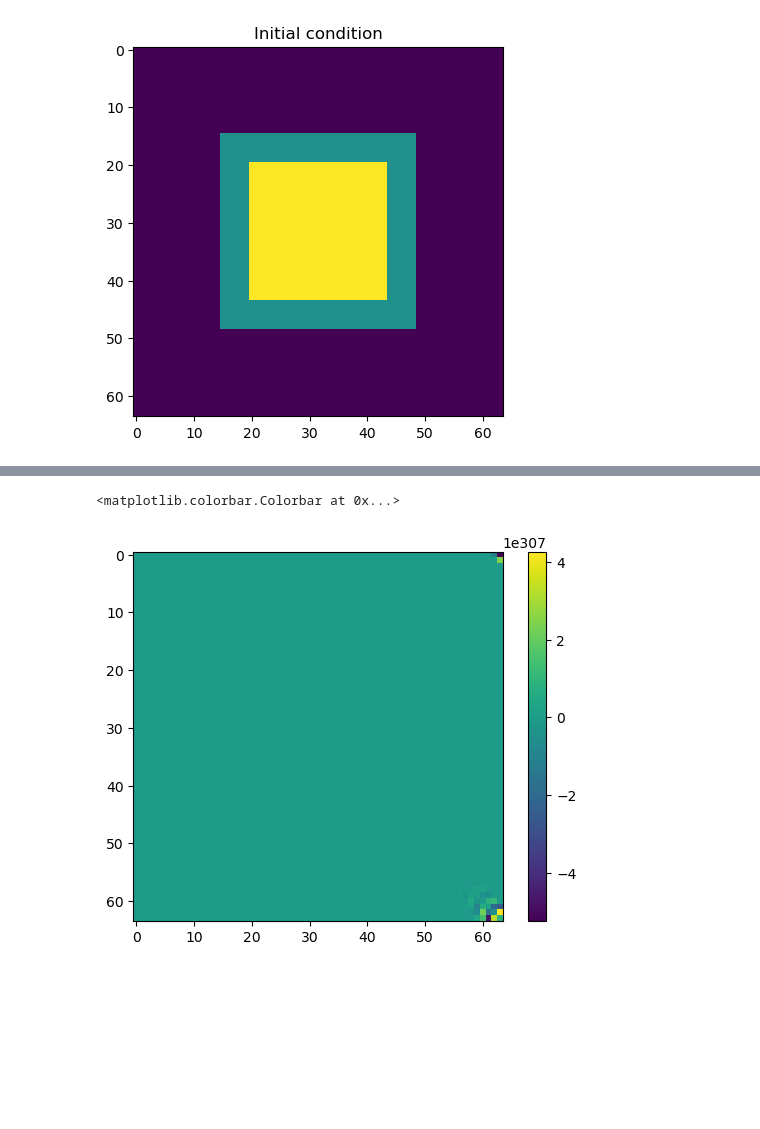
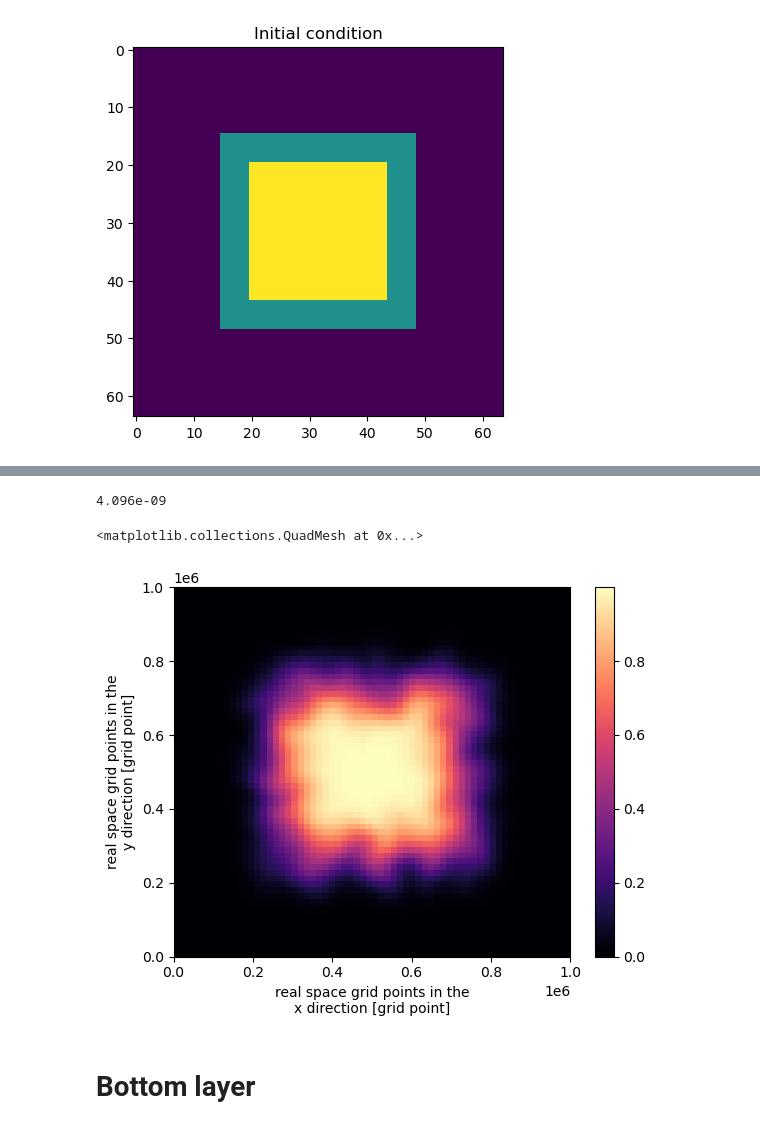
Before and after one commit to ocean-transport/QG-model-summer23, a Jupyter notebook: scalar_FD_roll.ipynb, the cells around one changed output, grey strips where cells are left out. Cells and saved outputs as stored; diff of their text form; code cells hidden in the pictures; blank space fills up the shorter version.

```diff
--- a/scalar_FD_roll.ipynb
+++ b/scalar_FD_roll.ipynb
@@ -171,0 +165,3 @@ V_coeff = - del_t / (2*del_y)
+# %%
+U = eddy_model_highRes.isel(lev=0).u[-1]
+V = eddy_model_highRes.isel(lev=0).v[-1]
@@ -216,6 +192,39 @@ for i in range(1, 30): #no issues till 14th timestep -- probably gets unstable a
+# %%
+1/(15625**2)
+# %% [output]
+4.096e-09
+# %%
+# Time loop
+dt = 3600.
+dt_scalar = 10*dt
+dx =  -7812.5 +  23437.5
+dy = dx
+
+Nt = 100
+domain_x = 64
+domain_y = 64
+
+k = 300
+
+scalar_mat = np.zeros((Nt+3, domain_x, domain_y), dtype='float64')
+
+# intialize
+scalar_mat[0,:,:] = scalar_init
+# first timestep from Euler
+scalar_mat[1, :, :] = scalar_mat[0, :, :] + dt_scalar* RHS(U,V, scalar_mat[0, :, :], dx, dy, k)
+# second timestep from AB2
+scalar_mat[2, :, :] = scalar_mat[1, :, :] + 0.5*dt_scalar* ( 3*RHS(U,V, scalar_mat[1, :, :], dx, dy, k) - RHS(U,V, scalar_mat[0, :, :], dx, dy, k) )
+
+#AB3 timestepping
+for i in range(0,Nt):
+
+    scalar_mat[i+3, :, :] = scalar_mat[i+2, :, :] + (1/12)*dt_scalar* ( 23*RHS(U,V, scalar_mat[i+2, :, :], dx, dy, k) - 16*RHS(U,V, scalar_mat[i+1, :, :], dx, dy, k) + 5*RHS(U,V, scalar_mat[i, :, :], dx, dy, k) )
+# %%
+scalar_mat_xr = xr.DataArray(scalar_mat, dims=['time', 'y', 'x'], coords={'x': eddy_model_highRes.x, 'y':eddy_model_highRes.y})
 # %%
-plt.imshow(scalar_mat[15,:,:])
-plt.colorbar()
+scalar_mat_xr.isel(time=-1).plot(cmap='magma')
 # %% [output]
-<matplotlib.colorbar.Colorbar at 0x...>
+<matplotlib.collections.QuadMesh at 0x...>
-[figure, old version]
+[figure, new version]
+# %% [markdown]
+# Bottom layer
```
Also changed, not shown: parts of 19 cells of this notebook, 2 other files.
